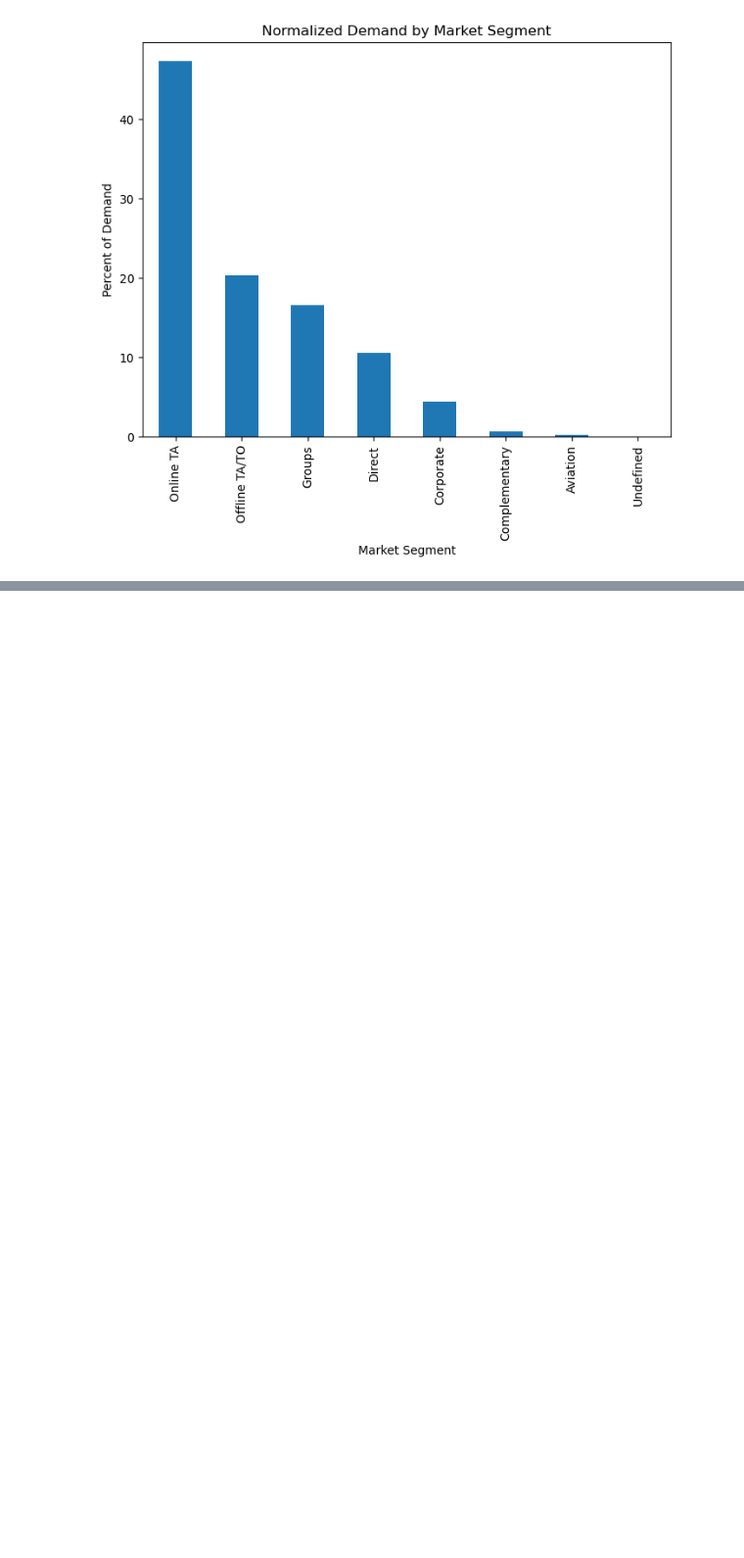
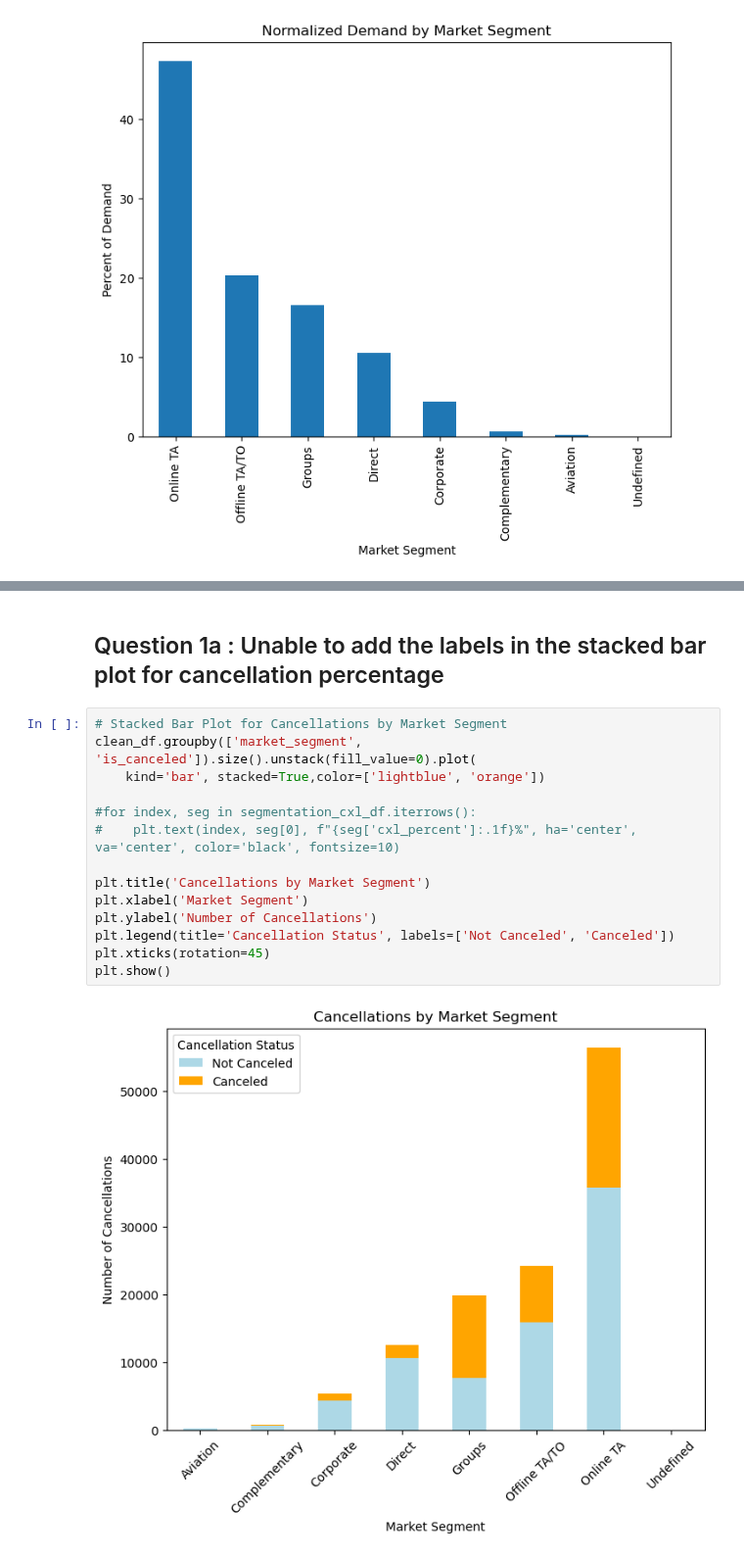
Before and after one commit to briantlui/predictive-model, a Jupyter notebook: notebooks/02-eda.ipynb, the cells around one changed output, grey strips where cells are left out. Shown at 98% size. Drawn from its saved outputs; the diff is of its cells as text; blank space fills up the shorter version.

```diff
--- a/notebooks/02-eda.ipynb
+++ b/notebooks/02-eda.ipynb
@@ -152,0 +231,18 @@ plt.show()
+# %% [markdown]
+## Question 1a : Unable to add the labels in the stacked bar plot for cancellation percentage
+# %%
+# Stacked Bar Plot for Cancellations by Market Segment
+clean_df.groupby(['market_segment', 'is_canceled']).size().unstack(fill_value=0).plot(
+    kind='bar', stacked=True,color=['lightblue', 'orange'])
+
+#for index, seg in segmentation_cxl_df.iterrows():
+#    plt.text(index, seg[0], f"{seg['cxl_percent']:.1f}%", ha='center', va='center', color='black', fontsize=10)
+
+plt.title('Cancellations by Market Segment')
+plt.xlabel('Market Segment')
+plt.ylabel('Number of Cancellations')
+plt.legend(title='Cancellation Status', labels=['Not Canceled', 'Canceled'])
+plt.xticks(rotation=45)
+plt.show()
+# %% [output]
+[figure, added]
```
Also changed, not shown: parts of 102 cells of this notebook.
